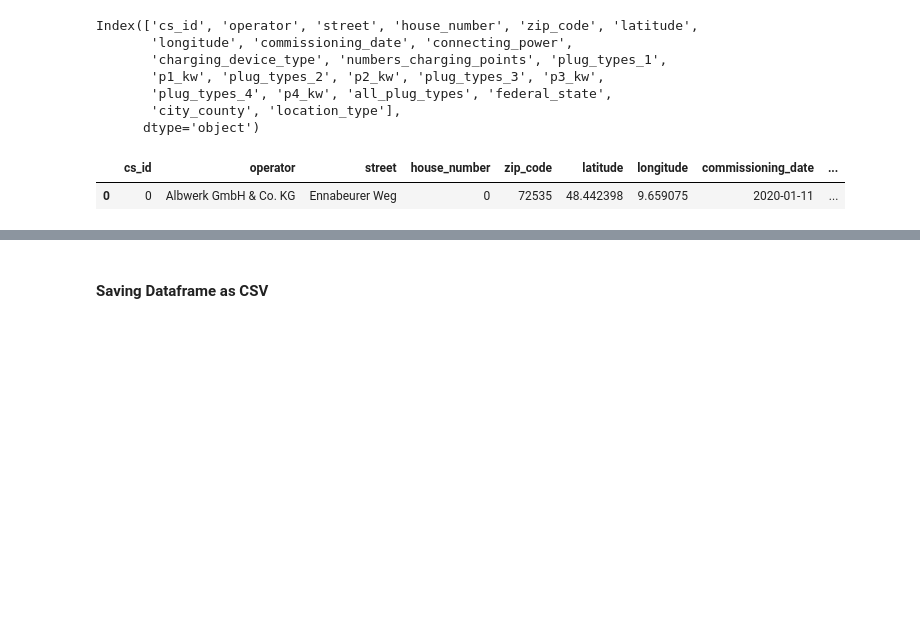
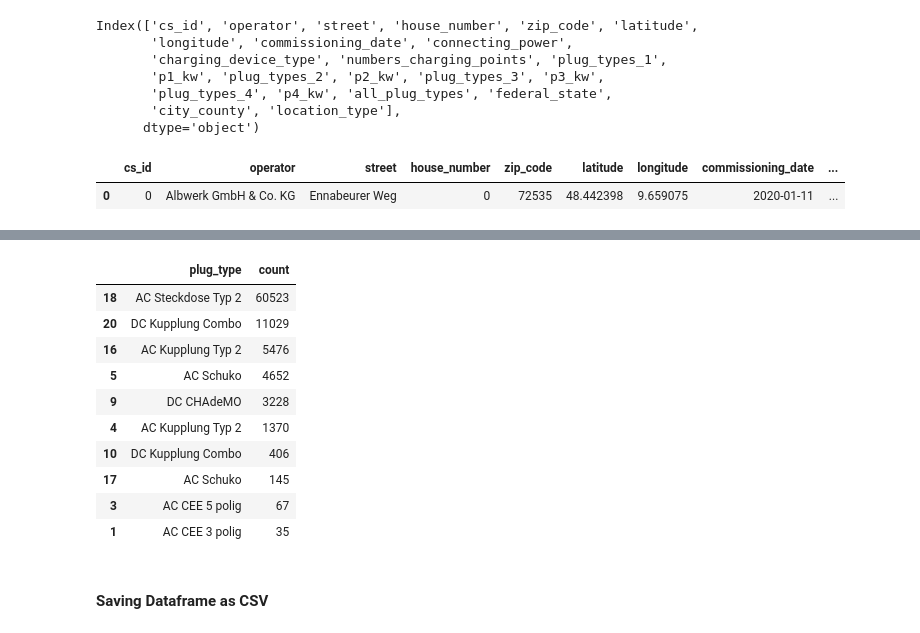
Before and after one commit to RomyBrate/capstone_project_ev, a Jupyter notebook: charging_stations/charging_stations.ipynb, the cells around one changed output, grey strips where cells are left out. Saved outputs shown, nothing was run; the diff lists cells and outputs as text; code cells hidden in the pictures; blank space fills up the shorter version.

```diff
--- a/charging_stations/charging_stations.ipynb
+++ b/charging_stations/charging_stations.ipynb
@@ -736,3 +865,27 @@ df_final_cs['all_plug_types'] = df_final_cs['all_plug_types'].apply(clean_plug_t
+# %%
+# Split plug types into separate values and explode the resulting lists
+df_exploded = df_melted.assign(plug_type=df_melted['plug_type'].str.split(',')).explode('plug_type')
+
+# Group by plug type and count the number of occurrences
+df_counts = df_exploded.groupby('plug_type')['cs_id'].count().reset_index(name='count')
+
+# Sort by count in descending order
+df_counts = df_counts.sort_values('count', ascending=False)
+
+# Display the top 10 plug types and their counts
+df_counts.head(10)
+# %% [output]
+|  | plug_type | count |
+| 18 | AC Steckdose Typ 2 | 60523 |
+| 20 | DC Kupplung Combo | 11029 |
+| 16 | AC Kupplung Typ 2 | 5476 |
+| 5 | AC Schuko | 4652 |
+| 9 | DC CHAdeMO | 3228 |
+| 4 | AC Kupplung Typ 2 | 1370 |
+| 10 | DC Kupplung Combo | 406 |
+| 17 | AC Schuko | 145 |
+| 3 | AC CEE 5 polig | 67 |
+| 1 | AC CEE 3 polig | 35 |
 # %% [markdown]
 #### Saving Dataframe as CSV
 # %%
```
Also changed, not shown: parts of 10 cells of this notebook, 1 other file.
